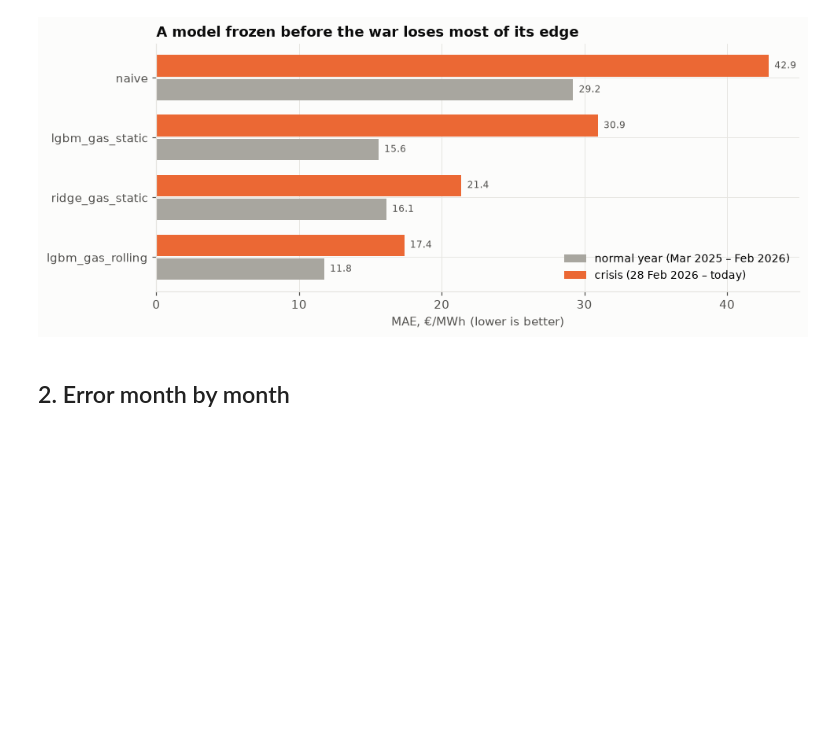
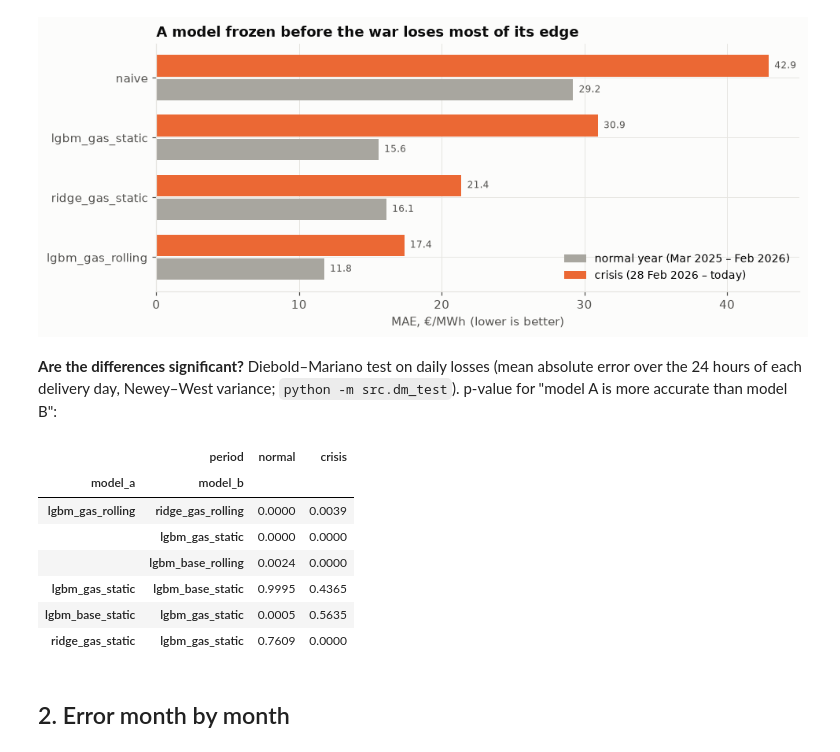
Before and after one commit to nebula387/energy-price-forecast, a Jupyter notebook: notebooks/02_models.ipynb, the cells around one changed output. Saved outputs shown, nothing was run; the diff lists cells and outputs as text; code cells hidden in the pictures; blank space fills up the shorter version.

```diff
--- a/notebooks/02_models.ipynb
+++ b/notebooks/02_models.ipynb
@@ -60,6 +60,25 @@ ax.legend(loc="lower right")
 fig.tight_layout(); save(fig, "07_mae_normal_vs_crisis")
 # %% [output]
 [figure]
+# %% [markdown]
+**Are the differences significant?** Diebold–Mariano test on daily losses (mean absolute error over the 24 hours of
+each delivery day, Newey–West variance; `python -m src.dm_test`). p-value for "model A is more accurate than model B":
+# %%
+dm = pd.read_csv(REPORTS_DIR / "dm_test.csv")
+pairs = [("lgbm_gas_rolling", "ridge_gas_rolling"), ("lgbm_gas_rolling", "lgbm_gas_static"),
+         ("lgbm_gas_rolling", "lgbm_base_rolling"), ("lgbm_gas_static", "lgbm_base_static"),
+         ("lgbm_base_static", "lgbm_gas_static"), ("ridge_gas_static", "lgbm_gas_static")]
+dm_key = dm.set_index(["model_a", "model_b", "period"])["p_value_a_better"].unstack()
+dm_key.loc[pairs, ["normal", "crisis"]]
+# %% [output]
+|  | period | normal | crisis |
+| model_a | model_b |  |  |
+| lgbm_gas_rolling | ridge_gas_rolling | 0.0000 | 0.0039 |
+|  | lgbm_gas_static | 0.0000 | 0.0000 |
+|  | lgbm_base_rolling | 0.0024 | 0.0000 |
+| lgbm_gas_static | lgbm_base_static | 0.9995 | 0.4365 |
+| lgbm_base_static | lgbm_gas_static | 0.0005 | 0.5635 |
+| ridge_gas_static | lgbm_gas_static | 0.7609 | 0.0000 |
 # %% [markdown]
 ## 2. Error month by month
 # %%
```
Also changed, not shown: parts of 10 cells of this notebook, 2 other files.
